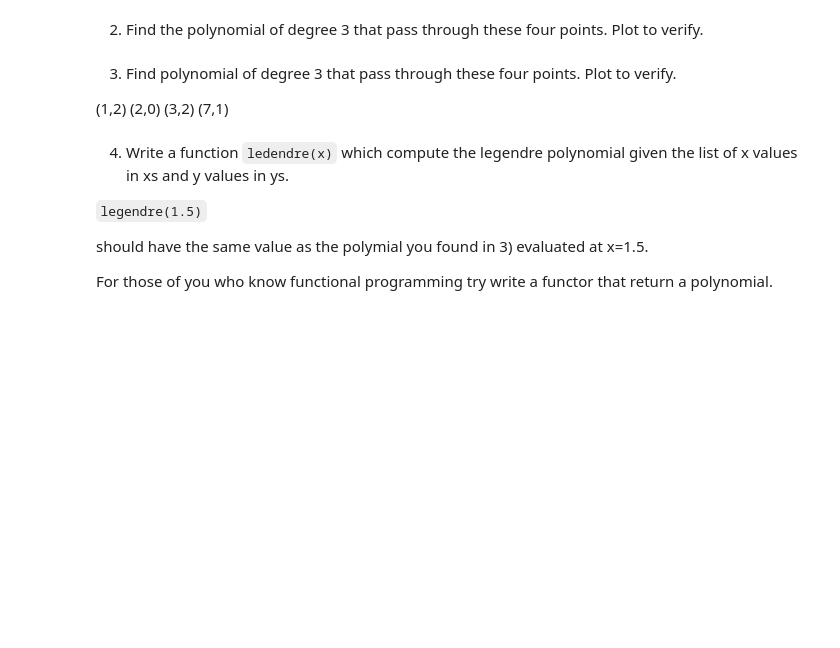
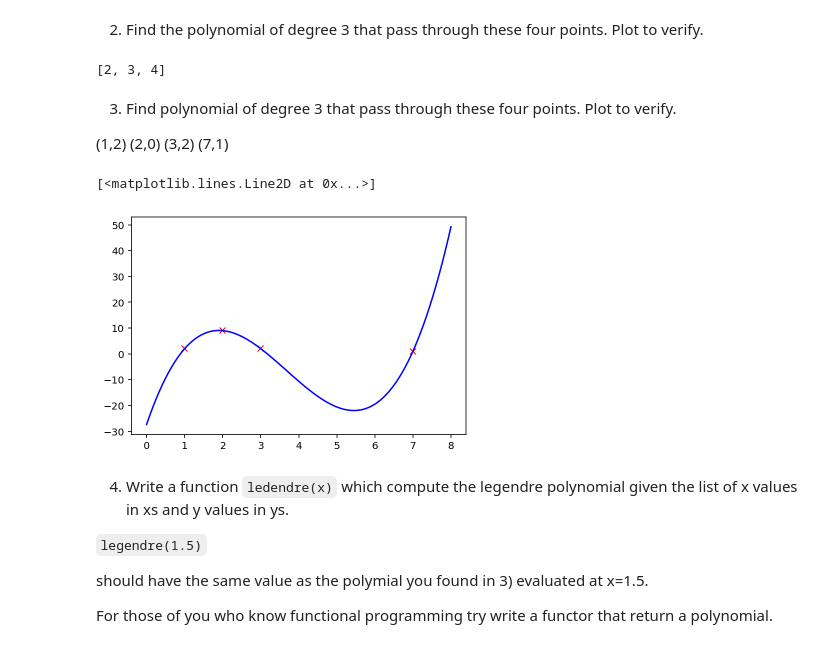
Before and after one commit to MUIC-Numerical-Methods-2018/Exercise-3, a Jupyter notebook: 03 Interpolation and Integration.ipynb, the cells around one changed output. Drawn from its saved outputs; the diff is of its cells as text; code cells hidden in the pictures; blank space fills up the shorter version.

```diff
--- a/03 Interpolation and Integration.ipynb
+++ b/03 Interpolation and Integration.ipynb
@@ -48,18 +50,42 @@ assert abs(w(4.5)) < 1e-7
 ?np.prod
 # %% [markdown]
 2) Find the polynomial of degree 3 that pass through these four points. Plot to verify.
+# %%
+a = [0,1,2,3,4]
+a[:2]
+a[2:]
+# %% [output]
+[2, 3, 4]
 # %% [markdown]
 3) Find polynomial of degree 3 that pass through these four points. Plot to verify.
 
 (1,2) (2,0) (3,2) (7,1)
-# %%
-def make_lagrange(xs: List[float], ys: List[float]):
-    def lagrange(x):
-        return ...
-    return lagrange
-xs = [1,2,3,7]
-ys = [2,9,2,1]
-make_lagrange(xs, ys)
+# %%
+def make_lagrange(xs: List[float], ys: List[float]):
+    """
+    return larange(x)
+    such that larange(x) = y for x,y in zip(xs, ys)
+    """
+    ws = []
+    for x in enumerate(xs):
+        others = [a for a in xs if a!=x ]
+        ws.append(generate_w(x, others))
+
+    def lagrange(x):
+        return sum(y*w(x) for w,y in zip(ws, ys))
+    return lagrange
+xs = [1,2,3,7]
+ys = [2,9,2,1]
+lagrange = make_lagrange(xs, ys)
+lagrange(7)
+plt.plot(xs, ys, 'xr')
+xxs = np.linspace(min(xs)-1, max(xs)+1, 100)
+yys = [lagrange(x) for x in xxs]
+plt.plot(xxs, yys, '-b')
+# lagrange(1) --> 2
+# %% [output]
+[<matplotlib.lines.Line2D at 0x...>]
+[figure, added]
 # %% [markdown]
 4) Write a function `ledendre(x)` which compute the legendre polynomial given the list of x values in xs and y values in ys.
 
```
Also changed, not shown: parts of 2 cells of this notebook.
